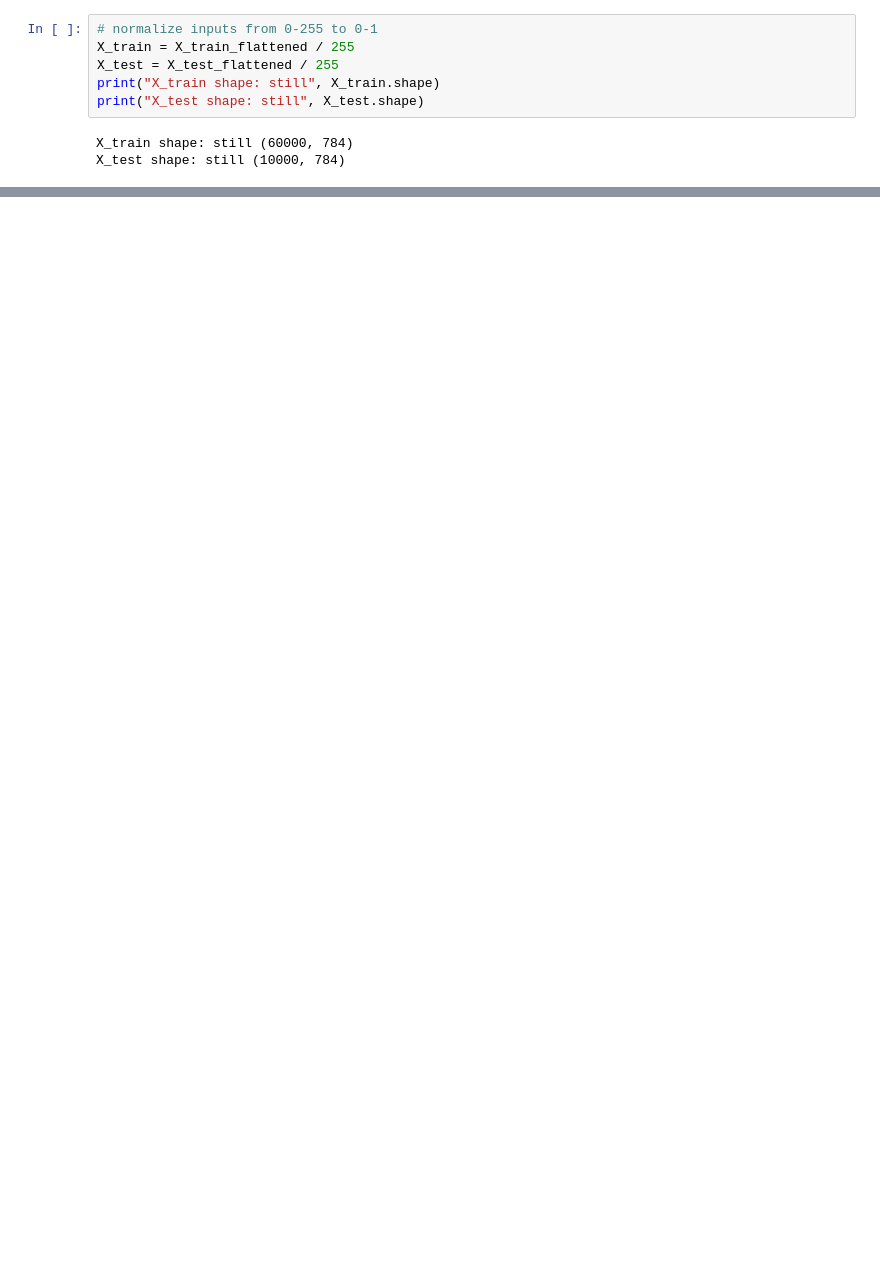
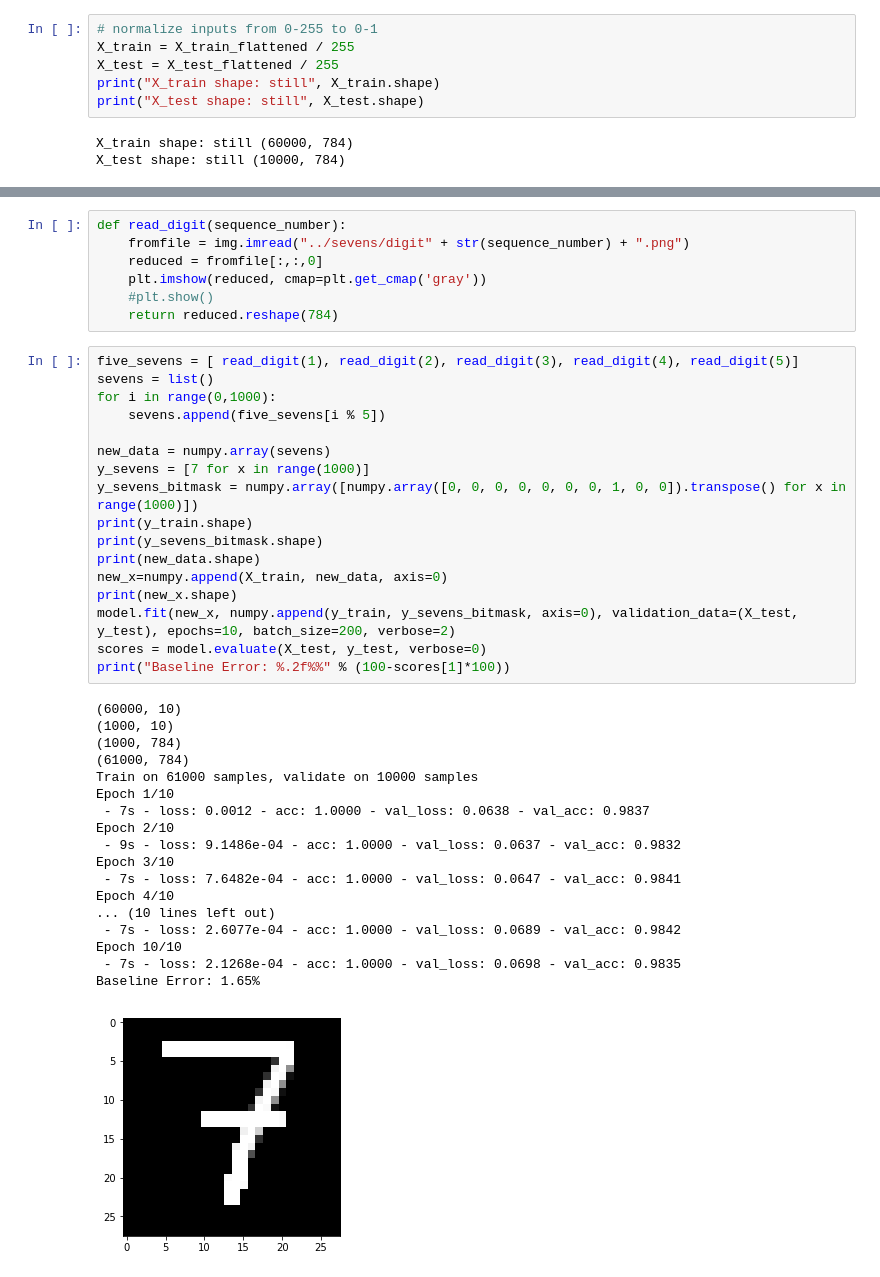
Before and after one commit to Omegapoint/ml-intro-kurs, a Jupyter notebook: notebooks/multilayer_perceptron_mnist.ipynb, the cells around one changed output, grey strips where cells are left out. Drawn from its saved outputs; the diff is of its cells as text; blank space fills up the shorter version.

```diff
--- a/notebooks/multilayer_perceptron_mnist.ipynb
+++ b/notebooks/multilayer_perceptron_mnist.ipynb
@@ -133,0 +174,43 @@ Most likely: 3
+# %%
+def read_digit(sequence_number):
+    fromfile = img.imread("../sevens/digit" + str(sequence_number) + ".png")
+    reduced = fromfile[:,:,0]
+    plt.imshow(reduced, cmap=plt.get_cmap('gray'))
+    #plt.show()
+    return reduced.reshape(784)
+# %%
+five_sevens = [ read_digit(1), read_digit(2), read_digit(3), read_digit(4), read_digit(5)]
+sevens = list()
+for i in range(0,1000):
+    sevens.append(five_sevens[i % 5])
+
+new_data = numpy.array(sevens)
+y_sevens = [7 for x in range(1000)]
+y_sevens_bitmask = numpy.array([numpy.array([0, 0, 0, 0, 0, 0, 0, 1, 0, 0]).transpose() for x in range(1000)])
+print(y_train.shape)
+print(y_sevens_bitmask.shape)
+print(new_data.shape)
+new_x=numpy.append(X_train, new_data, axis=0)
+print(new_x.shape)
+model.fit(new_x, numpy.append(y_train, y_sevens_bitmask, axis=0), validation_data=(X_test, y_test), epochs=10, batch_size=200, verbose=2)
+scores = model.evaluate(X_test, y_test, verbose=0)
+print("Baseline Error: %.2f%%" % (100-scores[1]*100))
+# %% [output]
+(60000, 10)
+(1000, 10)
+(1000, 784)
+(61000, 784)
+Train on 61000 samples, validate on 10000 samples
+Epoch 1/10
+ - 7s - loss: 0.0012 - acc: 1.0000 - val_loss: 0.0638 - val_acc: 0.9837
+Epoch 2/10
+ - 9s - loss: 9.1486e-04 - acc: 1.0000 - val_loss: 0.0637 - val_acc: 0.9832
+Epoch 3/10
+ - 7s - loss: 7.6482e-04 - acc: 1.0000 - val_loss: 0.0647 - val_acc: 0.9841
+Epoch 4/10
+... (10 lines left out)
+ - 7s - loss: 2.6077e-04 - acc: 1.0000 - val_loss: 0.0689 - val_acc: 0.9842
+Epoch 10/10
+ - 7s - loss: 2.1268e-04 - acc: 1.0000 - val_loss: 0.0698 - val_acc: 0.9835
+Baseline Error: 1.65%
+[figure, added]
```
Also changed, not shown: parts of 11 cells of this notebook, 7 other files.
